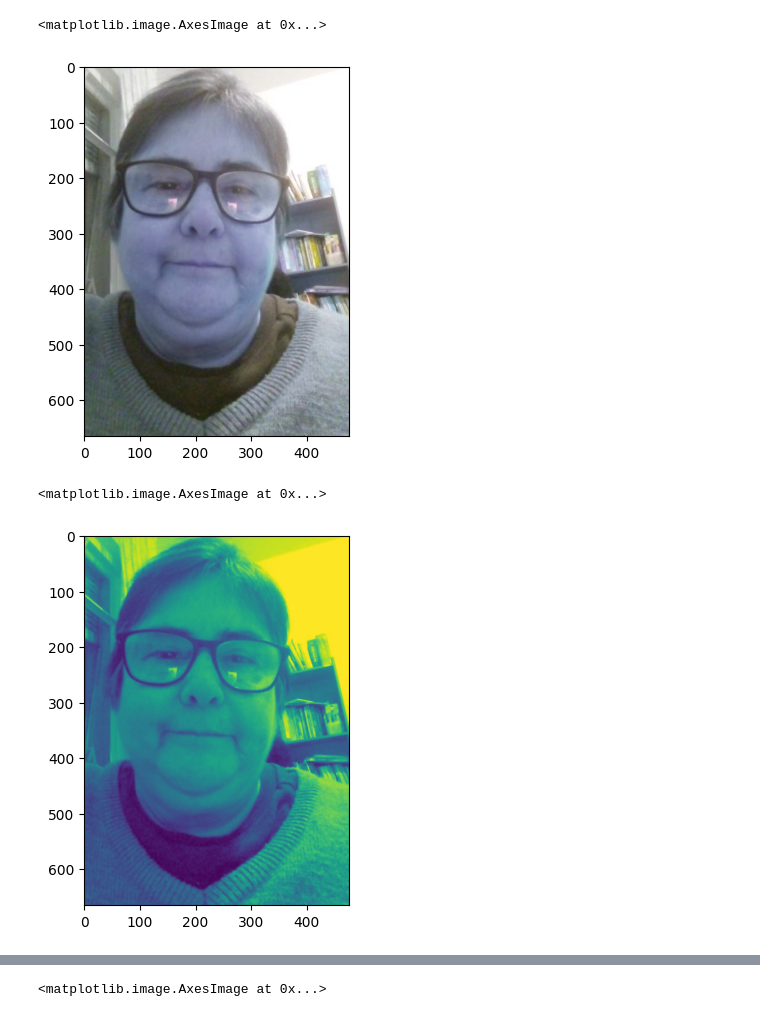
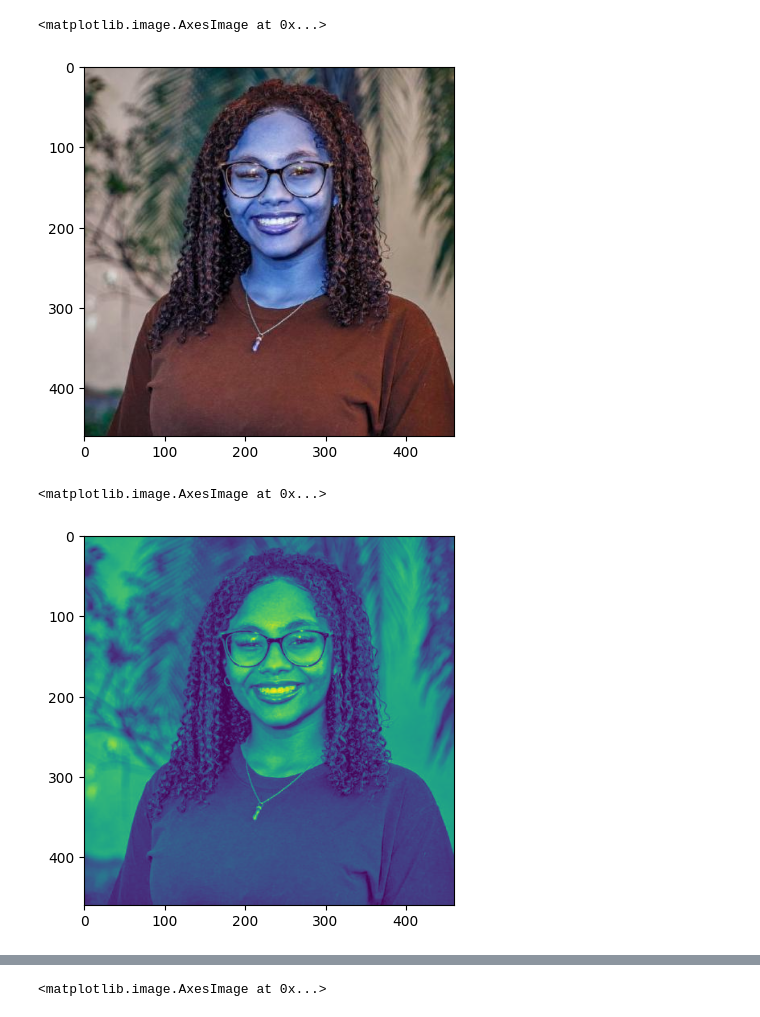
Before and after one commit to anapaulalttrav/Deteccaoimagem, a Jupyter notebook: DETECÇÃO_IMAGEM_com_opencv_curso_fazer_retangulo_nos_rostos_oficina_14_4_2026.ipynb, the cells around one changed output, grey strips where cells are left out. Cells and saved outputs as stored; diff of their text form; code cells hidden in the pictures.

```diff
--- a/DETECÇÃO_IMAGEM_com_opencv_curso_fazer_retangulo_nos_rostos_oficina_14_4_2026.ipynb
+++ b/DETECÇÃO_IMAGEM_com_opencv_curso_fazer_retangulo_nos_rostos_oficina_14_4_2026.ipynb
@@ -9,18 +9,18 @@ import matplotlib.pyplot as plt
 face_cascade = cv2.CascadeClassifier(cv2.data.haarcascades + 'haarcascade_frontalface_default.xml')
 # %%
 # Carrega a imagem
-lu = cv2.imread('/content/fotolu.JPG')
-gray = cv2.cvtColor(lu, cv2.COLOR_BGR2GRAY)
+ana = cv2.imread('/content/foto.jpg')
+gray = cv2.cvtColor(ana, cv2.COLOR_BGR2GRAY)
 # %%
-plt.imshow(lu)
+plt.imshow(ana)
 # %% [output]
 <matplotlib.image.AxesImage at 0x...>
-[figure, old version]
+[figure, new version]
 # %%
 plt.imshow(gray)
 # %% [output]
 <matplotlib.image.AxesImage at 0x...>
-[figure, old version]
+[figure, new version]
 # %%
 # Detecta faces
 faces = face_cascade.detectMultiScale(gray, 1.1, 5)
```
Also changed, not shown: parts of 10 cells of this notebook.
